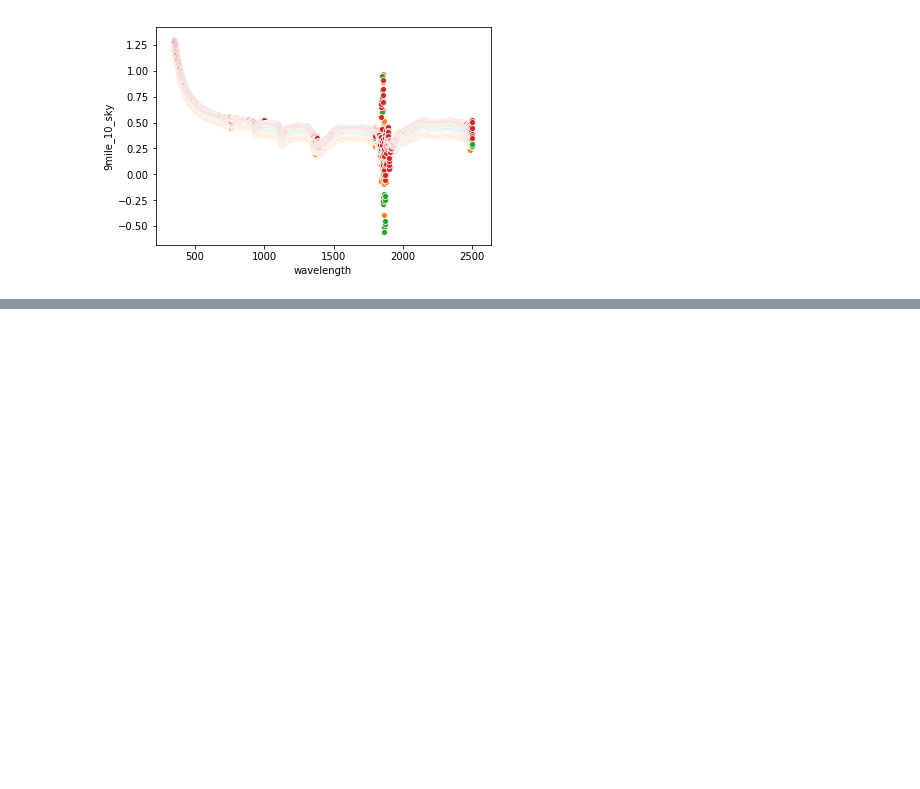
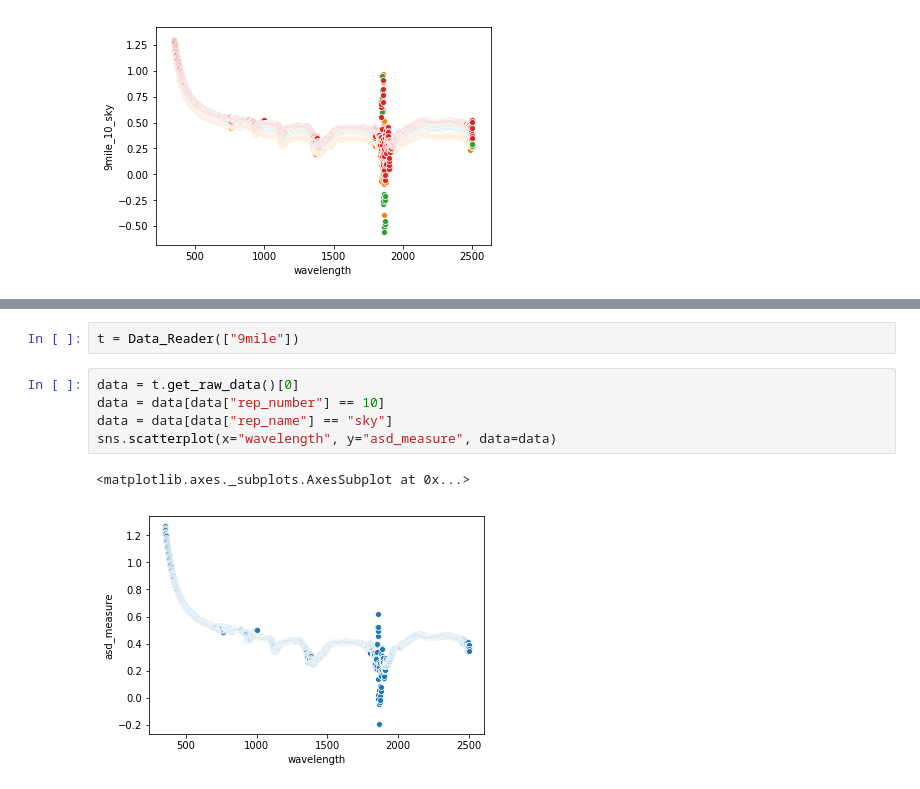
Before and after one commit to catherinekuhn/FreshwatersOpticsToolkit, a Jupyter notebook: ASD/exploratory_analysis.ipynb, the cells around one changed output, grey strips where cells are left out. Cells and saved outputs as stored; diff of their text form; blank space fills up the shorter version.

Commit message:
Quickly tested the data reader class

```diff
--- a/ASD/exploratory_analysis.ipynb
+++ b/ASD/exploratory_analysis.ipynb
@@ -122,0 +30,10 @@ lake_data_frame
+# %%
+t = Data_Reader(["9mile"])
+# %%
+data = t.get_raw_data()[0]
+data = data[data["rep_number"] == 10]
+data = data[data["rep_name"] == "sky"]
+sns.scatterplot(x="wavelength", y="asd_measure", data=data)
+# %% [output]
+<matplotlib.axes._subplots.AxesSubplot at 0x...>
+[figure, added]
```
Also changed, not shown: parts of 3 cells of this notebook.
